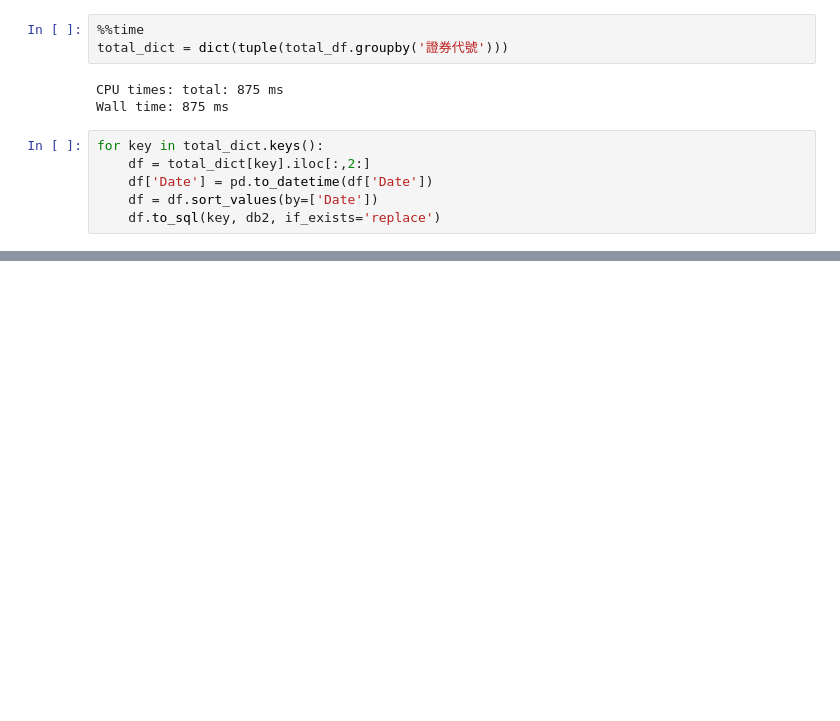
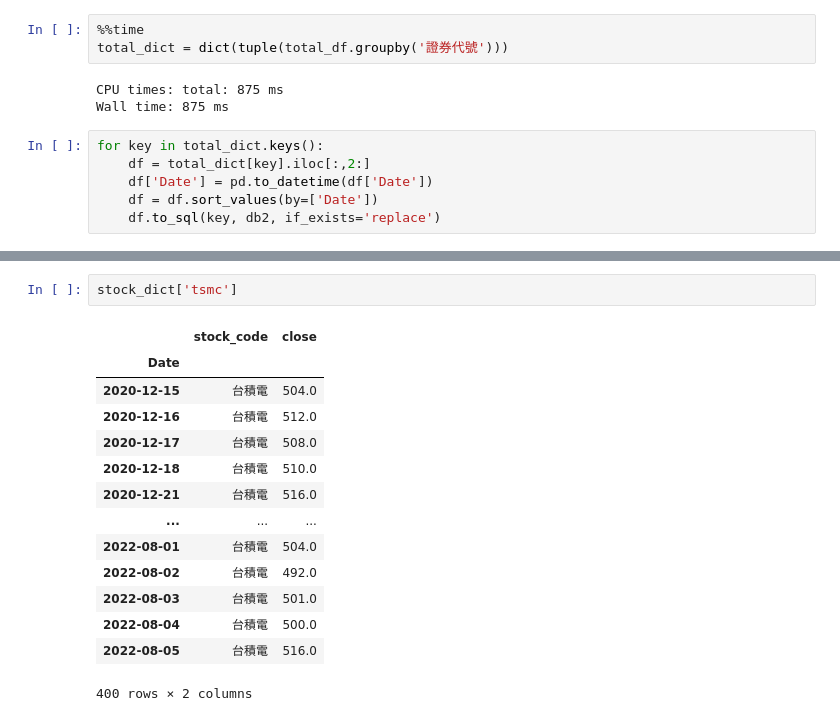
Before and after one commit to YJCheng1210/Data_Mining, a Jupyter notebook: TWSE_Stock.ipynb, the cells around one changed output, grey strips where cells are left out. Drawn from its saved outputs; the diff is of its cells as text; blank space fills up the shorter version.

```diff
--- a/TWSE_Stock.ipynb
+++ b/TWSE_Stock.ipynb
@@ -110,0 +149,17 @@ pd.read_sql(con=db2, sql='SELECT * FROM "2330"').tail()
+# %%
+stock_dict['tsmc']
+# %% [output]
+|  | stock_code | close |
+| Date |  |  |
+| 2020-12-15 | 台積電 | 504.0 |
+| 2020-12-16 | 台積電 | 512.0 |
+| 2020-12-17 | 台積電 | 508.0 |
+| 2020-12-18 | 台積電 | 510.0 |
+| 2020-12-21 | 台積電 | 516.0 |
+| ... | ... | ... |
+| 2022-08-01 | 台積電 | 504.0 |
+| 2022-08-02 | 台積電 | 492.0 |
+| 2022-08-03 | 台積電 | 501.0 |
+| 2022-08-04 | 台積電 | 500.0 |
+| 2022-08-05 | 台積電 | 516.0 |
+400 rows × 2 columns
```
Also changed, not shown: parts of 6 cells of this notebook.
